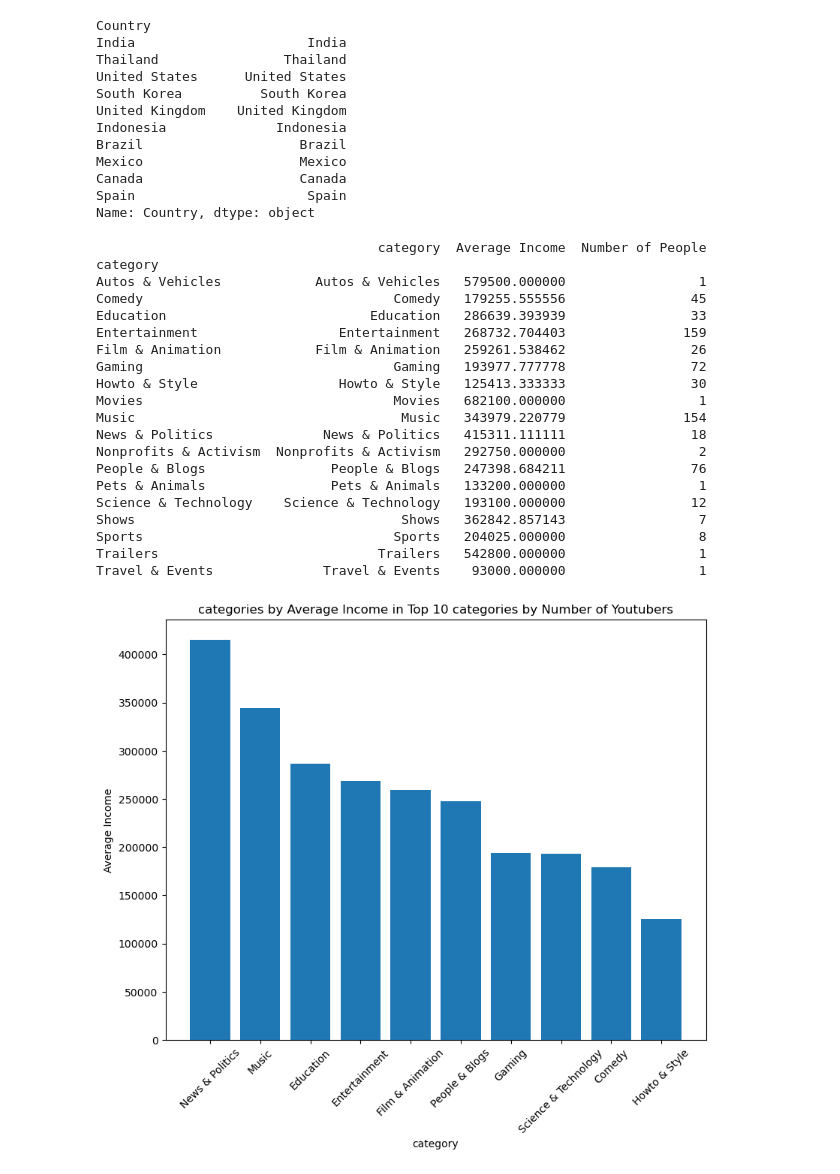
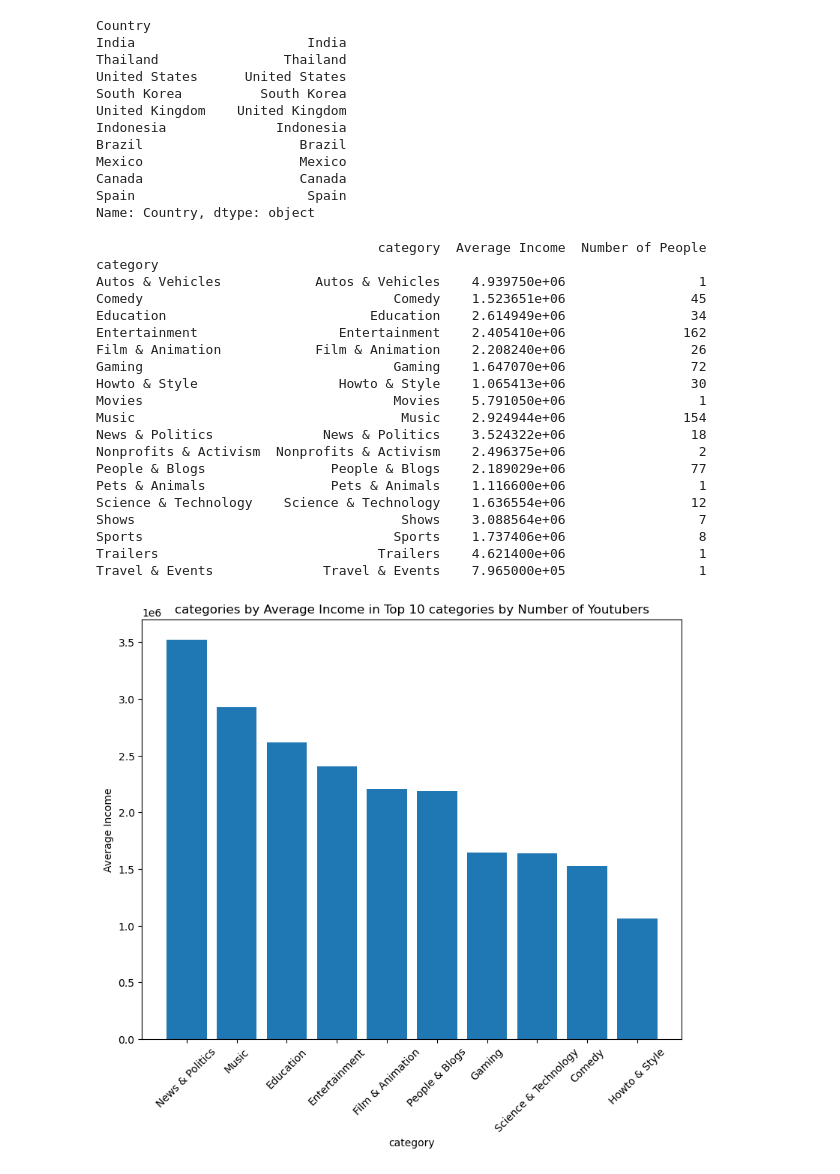
Before and after one commit to duansuyang/IS-Mgt-Support-Bus-Intell-Sys-project, a Jupyter notebook: test.ipynb, the cells around one changed output. Drawn from its saved outputs; the diff is of its cells as text; code cells hidden in the pictures.

```diff
--- a/test.ipynb
+++ b/test.ipynb
@@ -73,8 +85,8 @@ plt.show()
 # %%
-df1["views_earn_rate"] = df1['video views']/df1['lowest_yearly_earnings']
+df1["views_earn_rate"] = df1['video views']/df1['average_yearly_earnings']
 df1["views_earn_rate"]
 
-plt.scatter(df1['lowest_yearly_earnings'], df1['views_earn_rate'])
+plt.scatter(df1['average_yearly_earnings'], df1['views_earn_rate'])
 plt.xlabel('Earnings')
 plt.ylabel('views_earn_rate')
 plt.title('Scatter Plot of Earnings vs Views Earn Rate')
@@ -83,0 +96,9 @@ plt.show()
+# %%
+df1["subscribers_30Dviews_rate"] = df1['subscribers']/df1['video_views_for_the_last_30_days']
+
+
+plt.scatter(df1['video_views_for_the_last_30_days'], df1['subscribers_30Dviews_rate'])
+plt.xlabel('video_views_for_the_last_30_days')
+plt.ylabel('subscribers_30Dviews_rate')
+plt.title('Scatter Plot of 30Dviews vs subscribers_30Dviews_rate')
+plt.show()
@@ -96,5 +120,5 @@ df1[df1["views_earn_rate"]>1*1e6]
 # %%
-df1 = df1[df1["views_earn_rate"]<1*1e6]
+df1 = df1[df1["views_earn_rate"]<1*1e5]
 plt.scatter(df1['lowest_yearly_earnings'], df1['views_earn_rate'])
 plt.xlabel('Earnings')
 plt.ylabel('views_earn_rate')
@@ -105,14 +129,14 @@ plt.show()
 # %%
 feature_drop = ["video_views_rank", "Abbreviation","lowest_monthly_earnings",
                 "highest_monthly_earnings", "highest_yearly_earnings","Title",
-                "channel_type", "created_date", "created_month"
-
+                "channel_type", "created_date", "created_month",
+                "lowest_yearly_earnings"
 
                 ]
 
 
 df1.drop(feature_drop, axis=1, inplace=True)
-df1
+df1.columns
 # %% [output]
 A value is trying to be set on a copy of a slice from a DataFrame
 
@@ -265,57 +284,57 @@ Name: Country, dtype: object
 import pandas as pd
 
 # 按国家分组，并计算每个国家的平均收入和人数
-category_stats = df1.groupby('category').agg({'lowest_yearly_earnings': ['mean', 'count']})
+category_stats = df1.groupby('category').agg({'average_yearly_earnings': ['mean', 'count']})
 
 # 重置列名
 category_stats.columns = ['Average Income', 'Number of People']
 
 # 创建新的 DataFrame 存储结果
 result_df = pd.DataFrame({'category': category_stats.index,
                           'Average Income': category_stats['Average Income'],
                           'Number of People': category_stats['Number of People']})
 
 print(result_df)
 import pandas as pd
 import matplotlib.pyplot as plt
 
 # 选择人数排名前10的国家，并按人均收入降序排序
 top_10_countries = result_df.nlargest(10, 'Number of People').sort_values('Average Income', ascending=False)
 
 # 设置画布大小和边距
 fig, ax = plt.subplots(figsize=(12, 8))
 plt.subplots_adjust(left=0.2, right=0.8, top=0.9, bottom=0.2)
 
 # 绘制条形图
 ax.bar(top_10_countries['category'], top_10_countries['Average Income'])
 ax.set_xlabel('category')
 ax.set_ylabel('Average Income')
 ax.set_title('categories by Average Income in Top 10 categories by Number of Youtubers')
 plt.xticks(rotation=45)
 
 plt.savefig('分类中数量前10的人均收入排序.png', format='png')
 # %% [output]
                                     category  Average Income  Number of People
 category
-Autos & Vehicles            Autos & Vehicles   579500.000000                 1
-Comedy                                Comedy   179255.555556                45
-Education                          Education   286639.393939                33
-Entertainment                  Entertainment   268732.704403               159
-Film & Animation            Film & Animation   259261.538462                26
-Gaming                                Gaming   193977.777778                72
-Howto & Style                  Howto & Style   125413.333333                30
-Movies                                Movies   682100.000000                 1
-Music                                  Music   343979.220779               154
-News & Politics              News & Politics   415311.111111                18
-Nonprofits & Activism  Nonprofits & Activism   292750.000000                 2
-People & Blogs                People & Blogs   247398.684211                76
-Pets & Animals                Pets & Animals   133200.000000                 1
-Science & Technology    Science & Technology   193100.000000                12
-Shows                                  Shows   362842.857143                 7
-Sports                                Sports   204025.000000                 8
-Trailers                            Trailers   542800.000000                 1
-Travel & Events              Travel & Events    93000.000000                 1
+Autos & Vehicles            Autos & Vehicles    4.939750e+06                 1
+Comedy                                Comedy    1.523651e+06                45
+Education                          Education    2.614949e+06                34
+Entertainment                  Entertainment    2.405410e+06               162
+Film & Animation            Film & Animation    2.208240e+06                26
+Gaming                                Gaming    1.647070e+06                72
+Howto & Style                  Howto & Style    1.065413e+06                30
+Movies                                Movies    5.791050e+06                 1
+Music                                  Music    2.924944e+06               154
+News & Politics              News & Politics    3.524322e+06                18
+Nonprofits & Activism  Nonprofits & Activism    2.496375e+06                 2
+People & Blogs                People & Blogs    2.189029e+06                77
+Pets & Animals                Pets & Animals    1.116600e+06                 1
+Science & Technology    Science & Technology    1.636554e+06                12
+Shows                                  Shows    3.088564e+06                 7
+Sports                                Sports    1.737406e+06                 8
+Trailers                            Trailers    4.621400e+06                 1
+Travel & Events              Travel & Events    7.965000e+05                 1
-[figure, old version]
+[figure, new version]
 # %%
 cat_per_country = df[(df['video views'] != 0) &
                      (df['Country'].isin([
```
Also changed, not shown: parts of 27 cells of this notebook.
